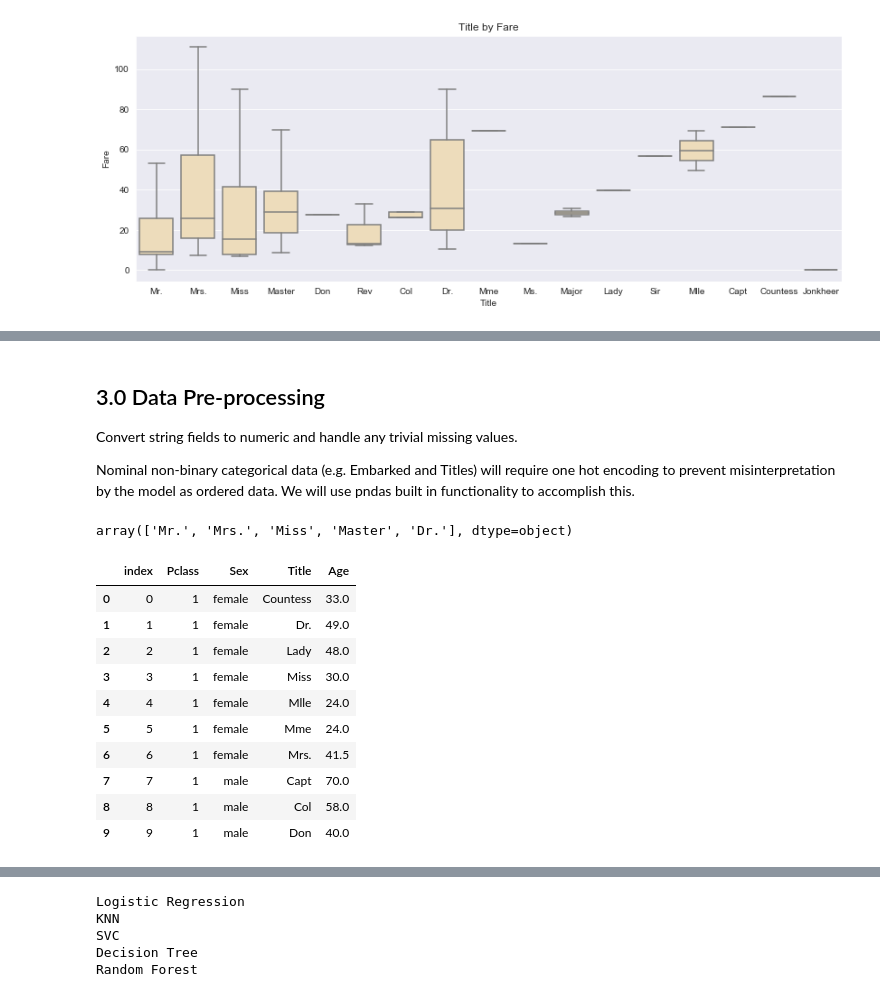
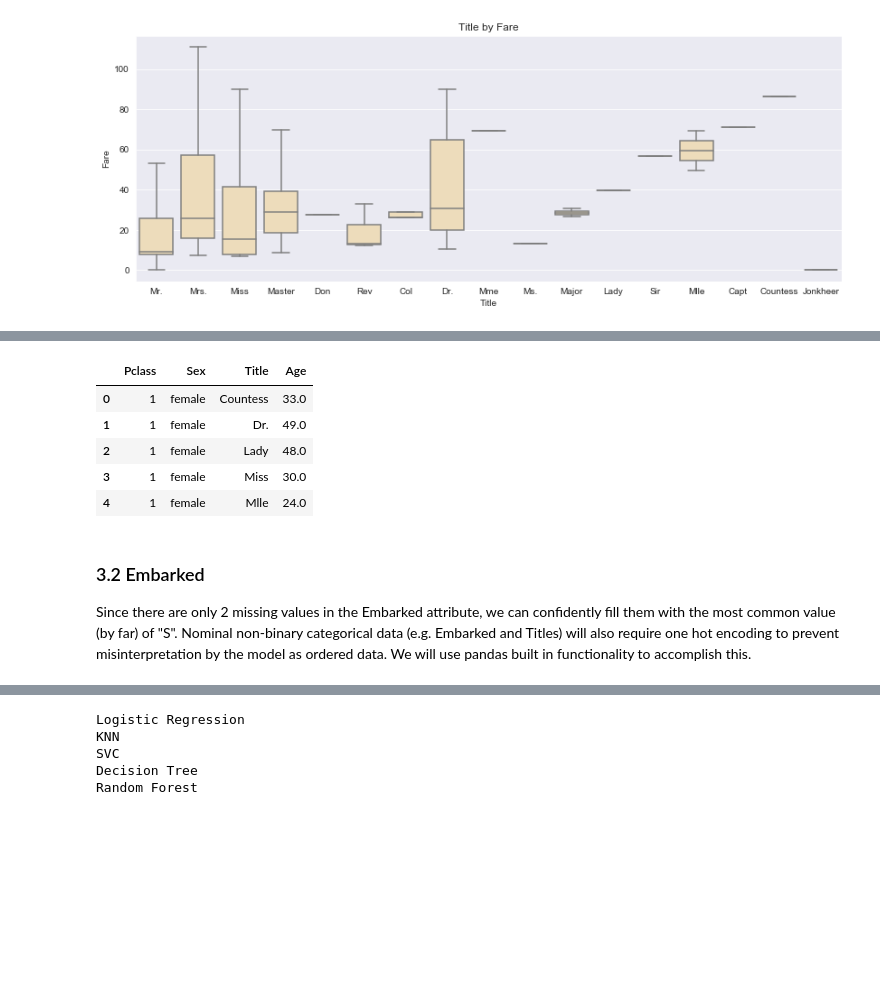
Before and after one commit to arsalanfardi/Titanic-Survival-Prediction, a Jupyter notebook: Titanic_Survival_Prediction.ipynb, the cells around one changed output, grey strips where cells are left out. Cells and saved outputs as stored; diff of their text form; code cells hidden in the pictures; blank space fills up the shorter version.

```diff
--- a/Titanic_Survival_Prediction.ipynb
+++ b/Titanic_Survival_Prediction.ipynb
@@ -411,0 +422,13 @@ ax.set_title('Title by Fare');
+# %%
+# Impute age with the mean values of their respective Pclass, Sex and Title
+grouped_median_age = df.groupby(['Pclass', 'Sex','Title'])['Age'].median()
+# Reset index to convert back to a regular dataframe
+grouped_median_age = grouped_median_age.reset_index()
+grouped_median_age.head(5)
+# %% [output]
+|  | Pclass | Sex | Title | Age |
+| 0 | 1 | female | Countess | 33.0 |
+| 1 | 1 | female | Dr. | 49.0 |
+| 2 | 1 | female | Lady | 48.0 |
+| 3 | 1 | female | Miss | 30.0 |
+| 4 | 1 | female | Mlle | 24.0 |
@@ -412,29 +446,3 @@ ax.set_title('Title by Fare');
 # %% [markdown]
-## 3.0 Data Pre-processing
-
-Convert string fields to numeric and handle any trivial missing values.
-
-Nominal non-binary categorical data (e.g. Embarked and Titles) will require one hot encoding to prevent misinterpretation by the model as ordered data. We will use pndas built in functionality to accomplish this.
+### 3.2 Embarked
+Since there are only 2 missing values in the Embarked attribute, we can confidently fill them with the most common value (by far) of "S". Nominal non-binary categorical data (e.g. Embarked and Titles) will also require one hot encoding to prevent misinterpretation by the model as ordered data. We will use pandas built in functionality to accomplish this.
-# %%
-# Age missing values
-df[df.Age.isnull()]['Title'].count()
-# %% [output]
-array(['Mr.', 'Mrs.', 'Miss', 'Master', 'Dr.'], dtype=object)
-# %%
-# Fill age with the mean values of their respective Pclass, Sex and Title
-grouped_median_age = df.groupby(['Pclass', 'Sex','Title'])['Age'].median()
-# Reset index to convert back to a regular dataframe
-grouped_median_age = grouped_mean_age.reset_index()
-grouped_median_age.head(10)
-# %% [output]
-|  | index | Pclass | Sex | Title | Age |
-| 0 | 0 | 1 | female | Countess | 33.0 |
-| 1 | 1 | 1 | female | Dr. | 49.0 |
-| 2 | 2 | 1 | female | Lady | 48.0 |
-| 3 | 3 | 1 | female | Miss | 30.0 |
-| 4 | 4 | 1 | female | Mlle | 24.0 |
-| 5 | 5 | 1 | female | Mme | 24.0 |
-| 6 | 6 | 1 | female | Mrs. | 41.5 |
-| 7 | 7 | 1 | male | Capt | 70.0 |
-| 8 | 8 | 1 | male | Col | 58.0 |
-| 9 | 9 | 1 | male | Don | 40.0 |
```
Also changed, not shown: parts of 44 cells of this notebook.
